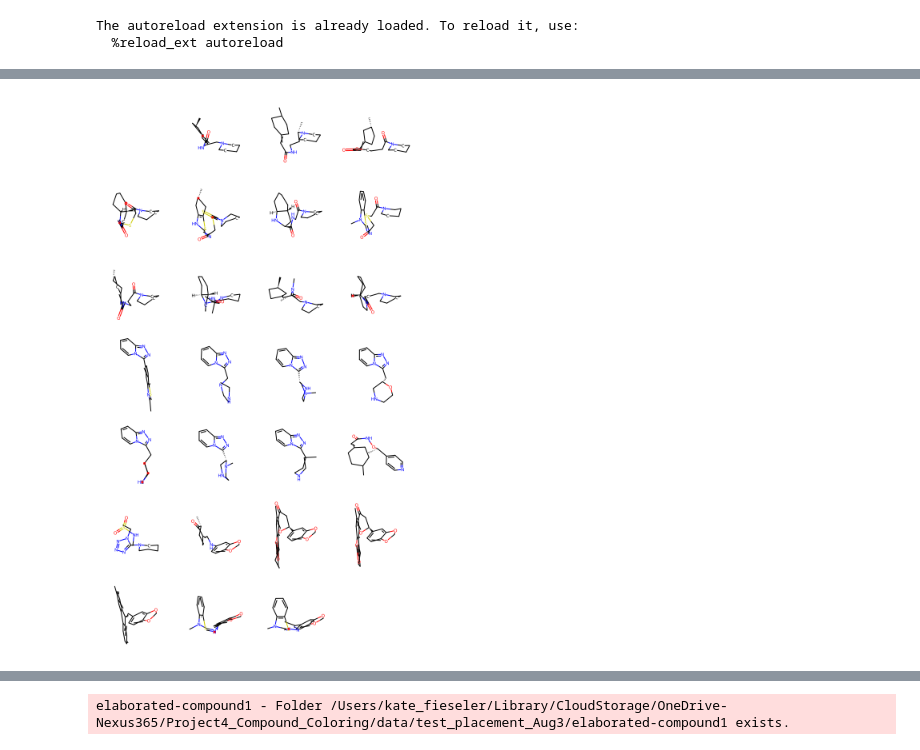
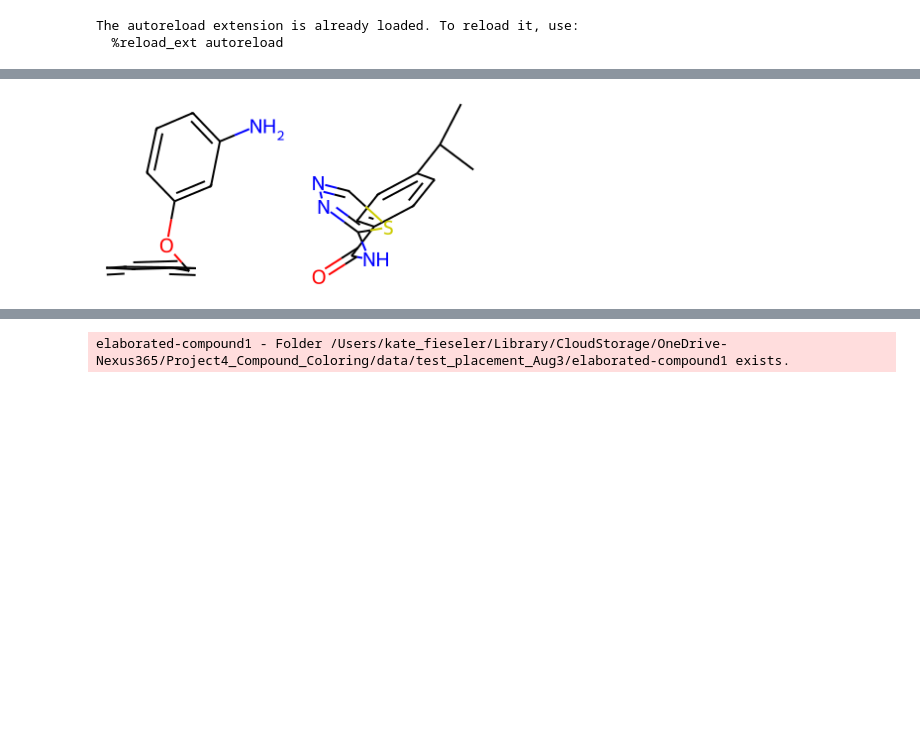
Before and after one commit to kate-fie/syndirella, a Jupyter notebook: nbs/fragmenstein_placement_try.ipynb, the cells around one changed output, grey strips where cells are left out. Drawn from its saved outputs; the diff is of its cells as text; code cells hidden in the pictures; blank space fills up the shorter version.

```diff
--- a/nbs/fragmenstein_placement_try.ipynb
+++ b/nbs/fragmenstein_placement_try.ipynb
@@ -21,8 +16,8 @@ Idea 2: Place elaborated compound based on fragment hits used. Relies on fragmen
 # %%
 # Convert sdf of first base compound to mol
-follow_ups = Chem.SDMolSupplier('/Users/kate_fieseler/Library/CloudStorage/OneDrive-Nexus365/Project4_Compound_Coloring/data/D68EV3CPROA/followups_set1/compound-set_fragnetv1.sdf')
+fragments = Chem.SDMolSupplier('/Users/kate_fieseler/PycharmProjects/retrievesynthesizable/NCS1/fragalysis/NCS1_combined.sdf')
 # for mol in follow_ups:
 #     #img = Draw.MolsToImage(mol)
-Draw.MolsToGridImage(follow_ups, molsPerRow=4)
+Draw.MolsToGridImage(fragments, molsPerRow=4)
 # %% [output]
-[figure, old version]
+[figure, new version]
```
Also changed, not shown: parts of 9 cells of this notebook, 53 other files.
